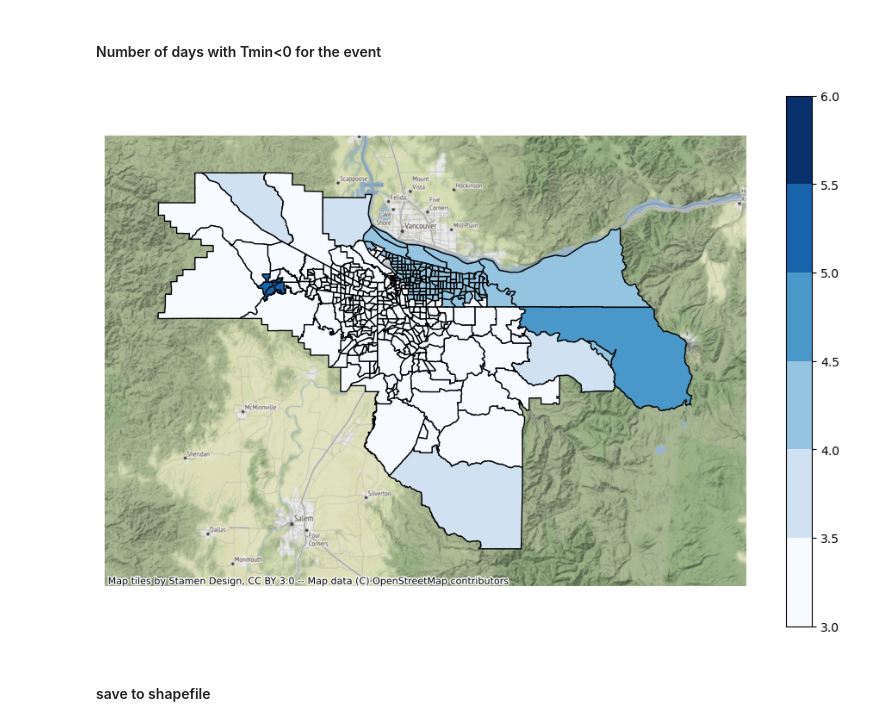
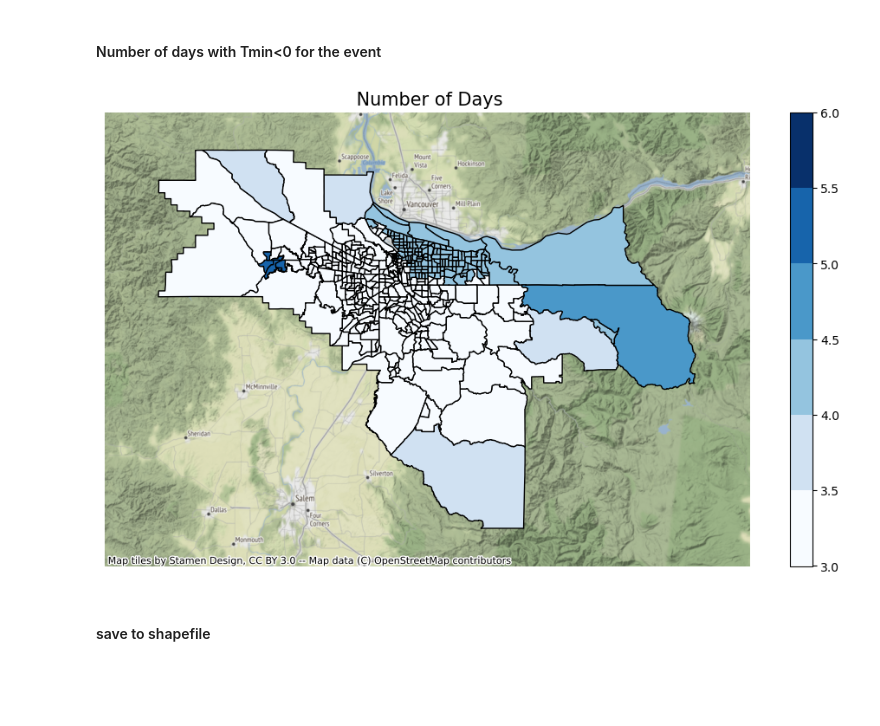
Before and after one commit to ming80302/Innovator, a Jupyter notebook: cases_study_ice.ipynb, the cells around one changed output. Drawn from its saved outputs; the diff is of its cells as text; code cells hidden in the pictures; blank space fills up the shorter version.

```diff
--- a/cases_study_ice.ipynb
+++ b/cases_study_ice.ipynb
@@ -97,33 +102,35 @@ county_2d = ds_da.county
 # %%
 n_ice_3d = xr.where(tmin_3d<0, 1, 0)
 n_ice_2d = n_ice_3d.sum(dim='time')
 
 list_1d = []
 
 for nn in range(n_shp):
     t_mean = n_ice_2d.where(county_2d==nn, other=np.nan).mean(dim=('rlat', 'rlon')).values
     if np.isnan(t_mean):
         # when there is no grid point within the shape, use the nearest grid
         lat_0 = shp_gpd.lat_centroid[nn]
         lon_0 = shp_gpd.lon_centroid[nn]
         t = n_ice_2d.sel(rlon=lon_0, rlat=lat_0, method="nearest")
         list_1d.append(t.values)
     else:
         list_1d.append(t_mean)
 
 ### NOTE:  use numpy array
 shp_gpd['Nid'] = np.rint(np.asarray(list_1d))
 shp_gpd['Nid'] = np.asarray(list_1d)
 
 import contextily as cx
 ax = gplt.polyplot(shp_gpd, figsize=(12, 8))
 cx.add_basemap(ax = ax, crs=shp_gpd.crs)
-#shp_gpd.plot(ax=ax, column='Nid', legend=True, scheme="quantiles");
-shp_gpd.plot(ax=ax, column='Nid', edgecolor="black",cmap=plt.cm.get_cmap('Blues', 6)
-             , vmin = 3, vmax = 6,legend=True)
-plt.savefig(dir_o + '/PLOT/NumIceDay_winterstorm_2021.pdf', bbox_inches='tight')
+ax.set_title(' Number of Days', size = 15)
+
+shp_gpd.plot(ax=ax, column='Nid', edgecolor="black",
+             cmap=plt.cm.get_cmap('Blues', 6),
+             vmin = 3, vmax = 6,legend=True,legend_kwds={"shrink":.85})
+plt.savefig(dir_o + '/PLOT/NumIceDay_winterstorm_2021.png', bbox_inches='tight')
 # %% [output]
-[figure, old version]
+[figure, new version]
 # %% [markdown]
 #### save to shapefile
 # %%
```
Also changed, not shown: parts of 2 cells of this notebook.
